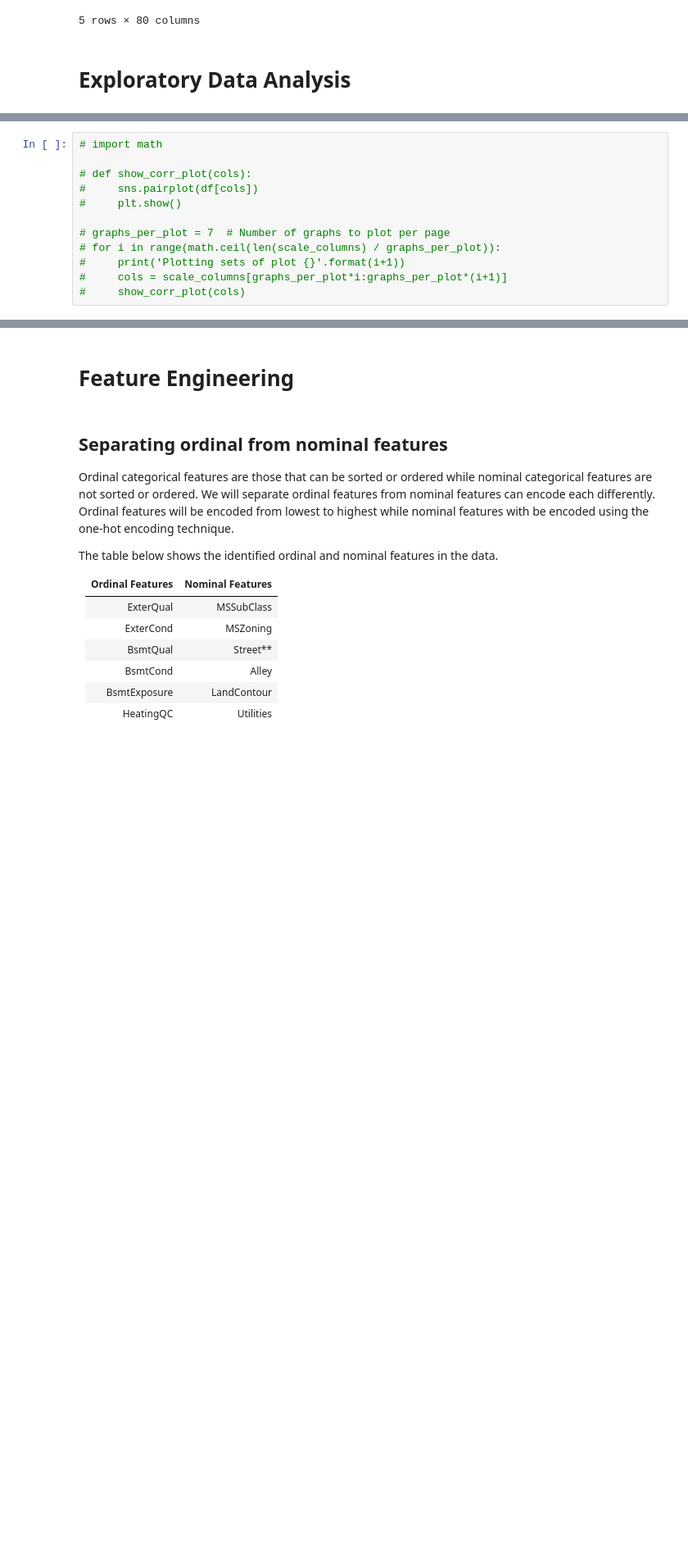
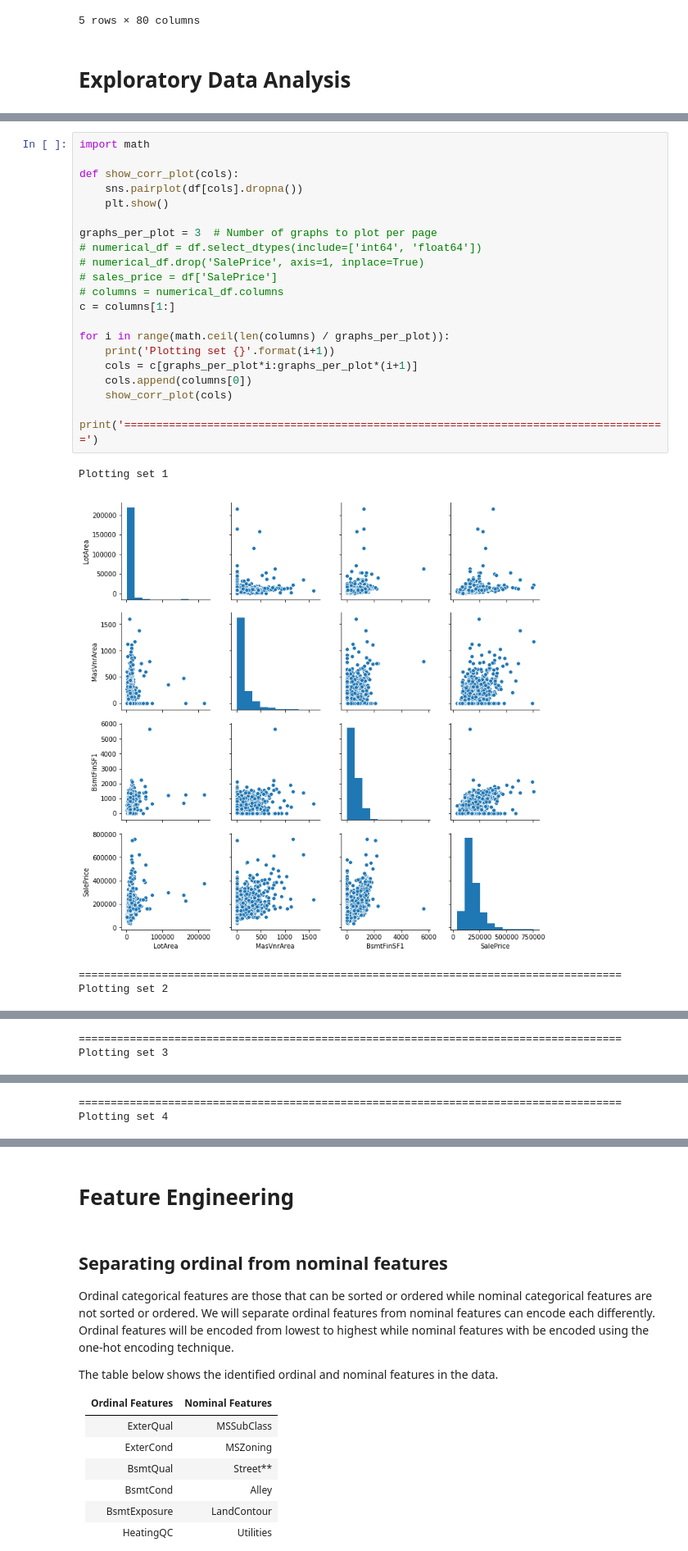
Before and after one commit to osaetinevbuoma/ames_housing_prices, a Jupyter notebook: ames_prediction_v3.ipynb, the cells around one changed output, grey strips where cells are left out. Shown at 82% size. Saved outputs shown, nothing was run; the diff lists cells and outputs as text; blank space fills up the shorter version.

```diff
--- a/ames_prediction_v3.ipynb
+++ b/ames_prediction_v3.ipynb
@@ -118,12 +149,25 @@ df.head()
 # %%
-# import math
+import math
 
-# def show_corr_plot(cols):
-#     sns.pairplot(df[cols])
-#     plt.show()
+def show_corr_plot(cols):
+    sns.pairplot(df[cols].dropna())
+    plt.show()
 
-# graphs_per_plot = 7  # Number of graphs to plot per page
-# for i in range(math.ceil(len(scale_columns) / graphs_per_plot)):
-#     print('Plotting sets of plot {}'.format(i+1))
-#     cols = scale_columns[graphs_per_plot*i:graphs_per_plot*(i+1)]
-#     show_corr_plot(cols)
+graphs_per_plot = 3  # Number of graphs to plot per page
+# numerical_df = df.select_dtypes(include=['int64', 'float64'])
+# numerical_df.drop('SalePrice', axis=1, inplace=True)
+# sales_price = df['SalePrice']
+# columns = numerical_df.columns
+c = columns[1:]
+
+for i in range(math.ceil(len(columns) / graphs_per_plot)):
+    print('Plotting set {}'.format(i+1))
+    cols = c[graphs_per_plot*i:graphs_per_plot*(i+1)]
+    cols.append(columns[0])
+    show_corr_plot(cols)
+    print('=====================================================================================')
+# %% [output]
+Plotting set 1
+[figure, added]
+=====================================================================================
+Plotting set 2
@@ -129,0 +175,2 @@ df.head()
+=====================================================================================
+Plotting set 3
@@ -129,0 +178,2 @@ df.head()
+=====================================================================================
+Plotting set 4
```
Also changed, not shown: parts of 3 cells of this notebook.
